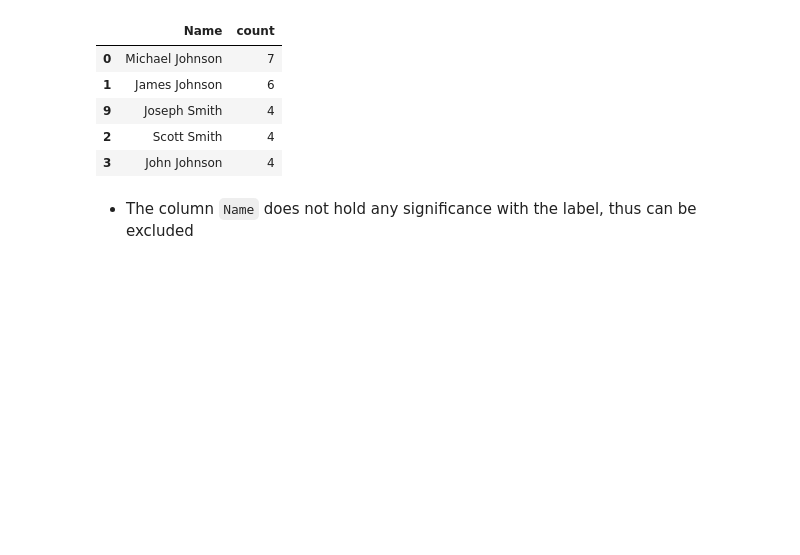
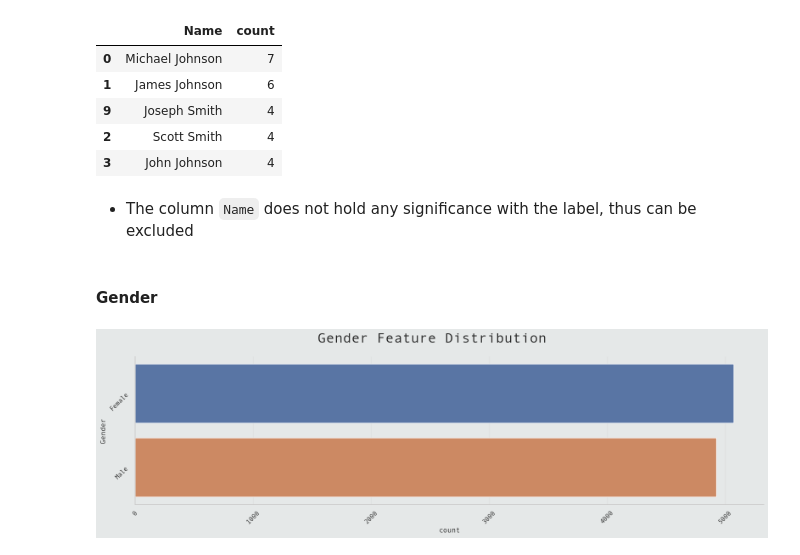
Before and after one commit to Volscente/MediBioticsAI, a Jupyter notebook: notebooks/healthcare_classification/healthcare_dataset_eda.ipynb, the cells around one changed output. Cells and saved outputs as stored; diff of their text form; code cells hidden in the pictures; blank space fills up the shorter version.

Commit message:
Categorical Feature Distribution - Gender

```diff
--- a/notebooks/healthcare_classification/healthcare_dataset_eda.ipynb
+++ b/notebooks/healthcare_classification/healthcare_dataset_eda.ipynb
@@ -203,3 +206,27 @@ healthcare_dataset['Name'].value_counts().reset_index().sort_values(by='count',
 | 3 | John Johnson | 4 |
 # %% [markdown]
 - The column `Name` does not hold any significance with the label, thus can be excluded
+# %% [markdown]
+#### Gender
+# %%
+# Define the figure and axis
+figure, ax = plt.subplots(1, 1, figsize=(16, 5))
+
+# Plot data
+sns.countplot(data=healthcare_dataset,
+              y='Gender',
+              order=healthcare_dataset['Gender'].value_counts().index,
+              hue='Gender',
+              ax=ax)
+
+# Set subplot tick rotation
+ax.tick_params(labelrotation=45)
+
+# Set figure Title
+figure.suptitle('Gender Feature Distribution',
+                fontweight='bold',
+                fontsize=24)
+
+plt.tight_layout()
+# %% [output]
+[figure, added]
```
Also changed, not shown: parts of 4 cells of this notebook, 3 other files.
